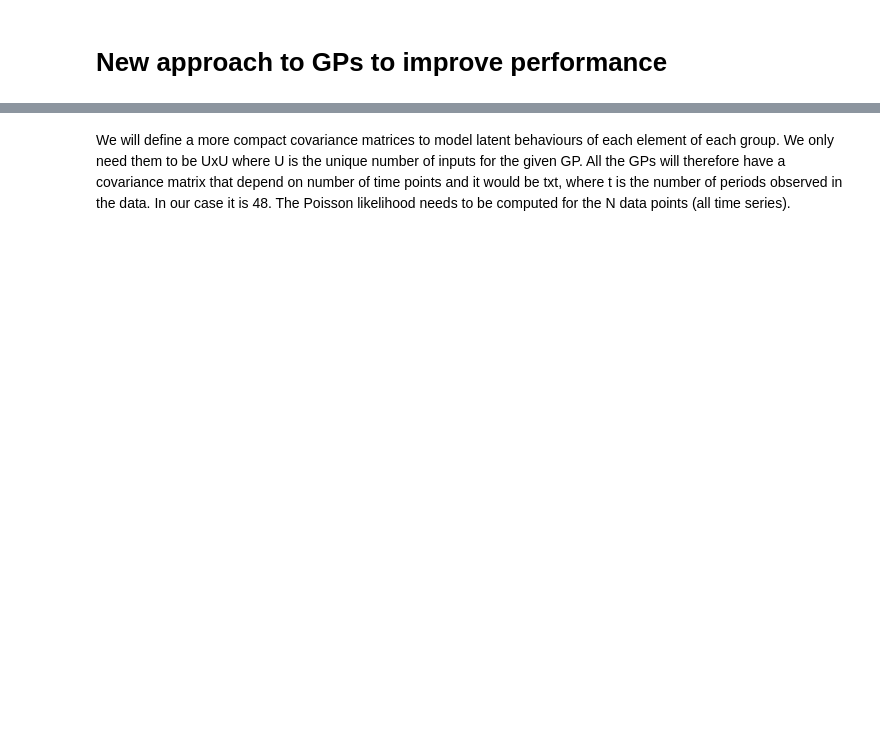
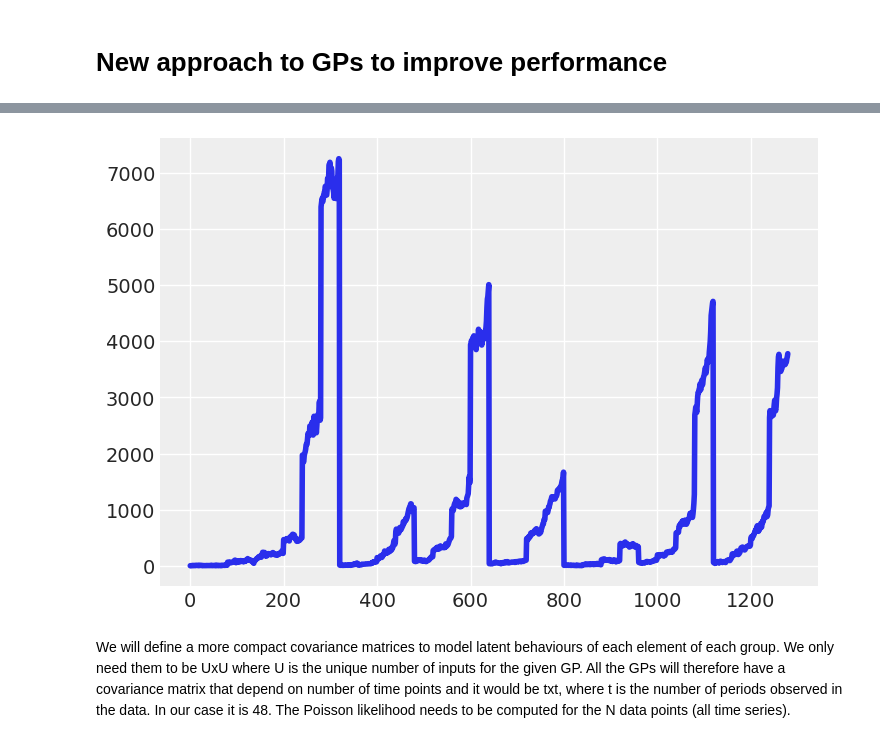
Before and after one commit to luisroque/Time-Series-Statistical-Models-Experiments, a Jupyter notebook: PhD_GP_ImprovedPerformance.ipynb, the cells around one changed output, grey strips where cells are left out. Cells and saved outputs as stored; diff of their text form; code cells hidden in the pictures; blank space fills up the shorter version.

```diff
--- a/PhD_GP_ImprovedPerformance.ipynb
+++ b/PhD_GP_ImprovedPerformance.ipynb
@@ -35,11 +35,13 @@ import statsmodels as stm
 az.style.use('arviz-darkgrid')
 warnings.filterwarnings('ignore')
 # %%
-prison = pd.read_csv('/home/mach1ne/prisonLF.csv', sep=",")
+prison = pd.read_csv('./data/prisonLF.csv', sep=",")
 prison = prison.drop('Unnamed: 0', axis =1)
 prison['t'] = prison['t'].astype('datetime64[ns]')
 # %%
 prison_pivot = prison.pivot(index='t',columns=['state', 'gender', 'legal'], values='count')
-# Filter first 12 series
-y = prison_pivot.loc[:,['NSW', 'WA', 'SA']]
-y_filtered = prison_pivot.loc[:,['NSW', 'WA', 'SA']]
+
+# Forecast horizon
+h = 8
+y_train = prison_pivot.iloc[:-8,:]
+y = prison_pivot
@@ -161,2 +139,6 @@ y_ = y_.T.ravel()
+# %%
+plt.plot(y_);
+# %% [output]
+[figure, added]
 # %% [markdown]
 We will define a more compact covariance matrices to model latent behaviours of each element of each group. We only need them to be UxU where U is the unique number of inputs for the given GP. All the GPs will therefore have a covariance matrix that depend on number of time points and it would be txt, where t is the number of periods observed in the data. In our case it is 48. The Poisson likelihood needs to be computed for the N data points (all time series).
```
Also changed, not shown: parts of 17 cells of this notebook.
